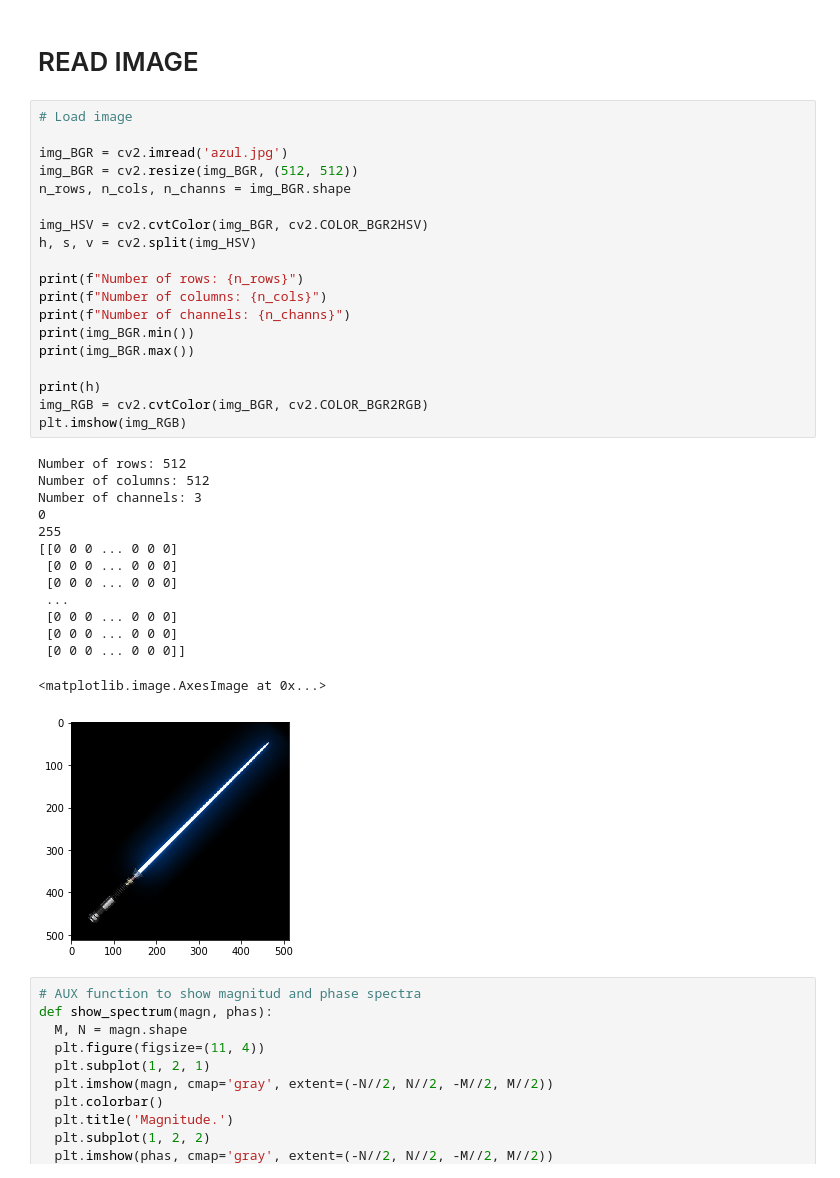
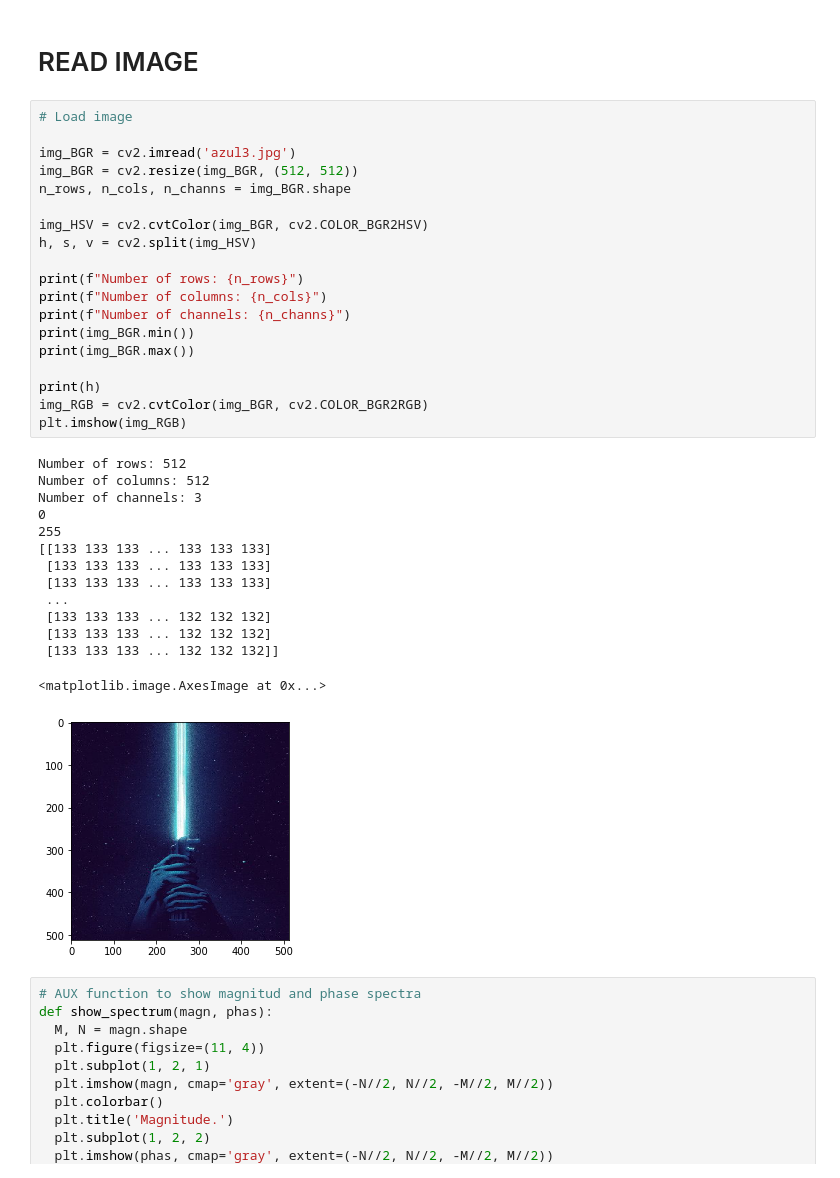
Before and after one commit to RmrezG/VisualizadorPDS, a Jupyter notebook: proyecto_final.ipynb, the cells around one changed output. Cells and saved outputs as stored; diff of their text form.

```diff
--- a/proyecto_final.ipynb
+++ b/proyecto_final.ipynb
@@ -72,37 +72,37 @@ magn_chan2, phas_chan2 = real_imag2magn_phas(X_chan2.real, X_chan2.imag)
 # %%
 # Load image
 
-img_BGR = cv2.imread('azul.jpg')
+img_BGR = cv2.imread('azul3.jpg')
 img_BGR = cv2.resize(img_BGR, (512, 512))
 n_rows, n_cols, n_channs = img_BGR.shape
 
 img_HSV = cv2.cvtColor(img_BGR, cv2.COLOR_BGR2HSV)
 h, s, v = cv2.split(img_HSV)
 
 print(f"Number of rows: {n_rows}")
 print(f"Number of columns: {n_cols}")
 print(f"Number of channels: {n_channs}")
 print(img_BGR.min())
 print(img_BGR.max())
 
 print(h)
 img_RGB = cv2.cvtColor(img_BGR, cv2.COLOR_BGR2RGB)
 plt.imshow(img_RGB)
 # %% [output]
 Number of rows: 512
 Number of columns: 512
 Number of channels: 3
 0
 255
-[[0 0 0 ... 0 0 0]
- [0 0 0 ... 0 0 0]
- [0 0 0 ... 0 0 0]
+[[133 133 133 ... 133 133 133]
+ [133 133 133 ... 133 133 133]
+ [133 133 133 ... 133 133 133]
  ...
- [0 0 0 ... 0 0 0]
- [0 0 0 ... 0 0 0]
- [0 0 0 ... 0 0 0]]
+ [133 133 133 ... 132 132 132]
+ [133 133 133 ... 132 132 132]
+ [133 133 133 ... 132 132 132]]
 <matplotlib.image.AxesImage at 0x...>
-[figure, old version]
+[figure, new version]
 # %%
 # AUX function to show magnitud and phase spectra
 def show_spectrum(magn, phas):
```
Also changed, not shown: parts of 6 cells of this notebook, 5 other files.
